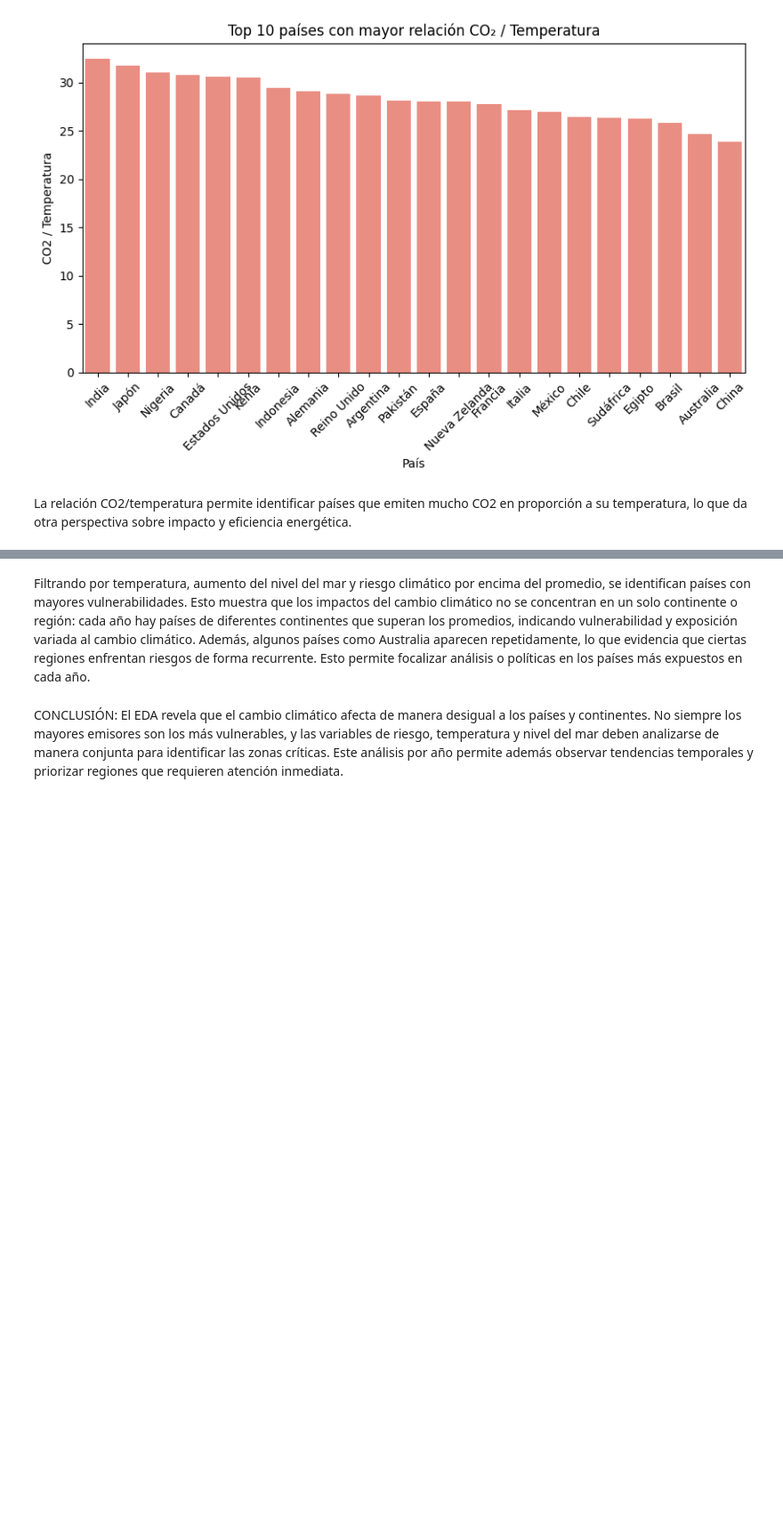
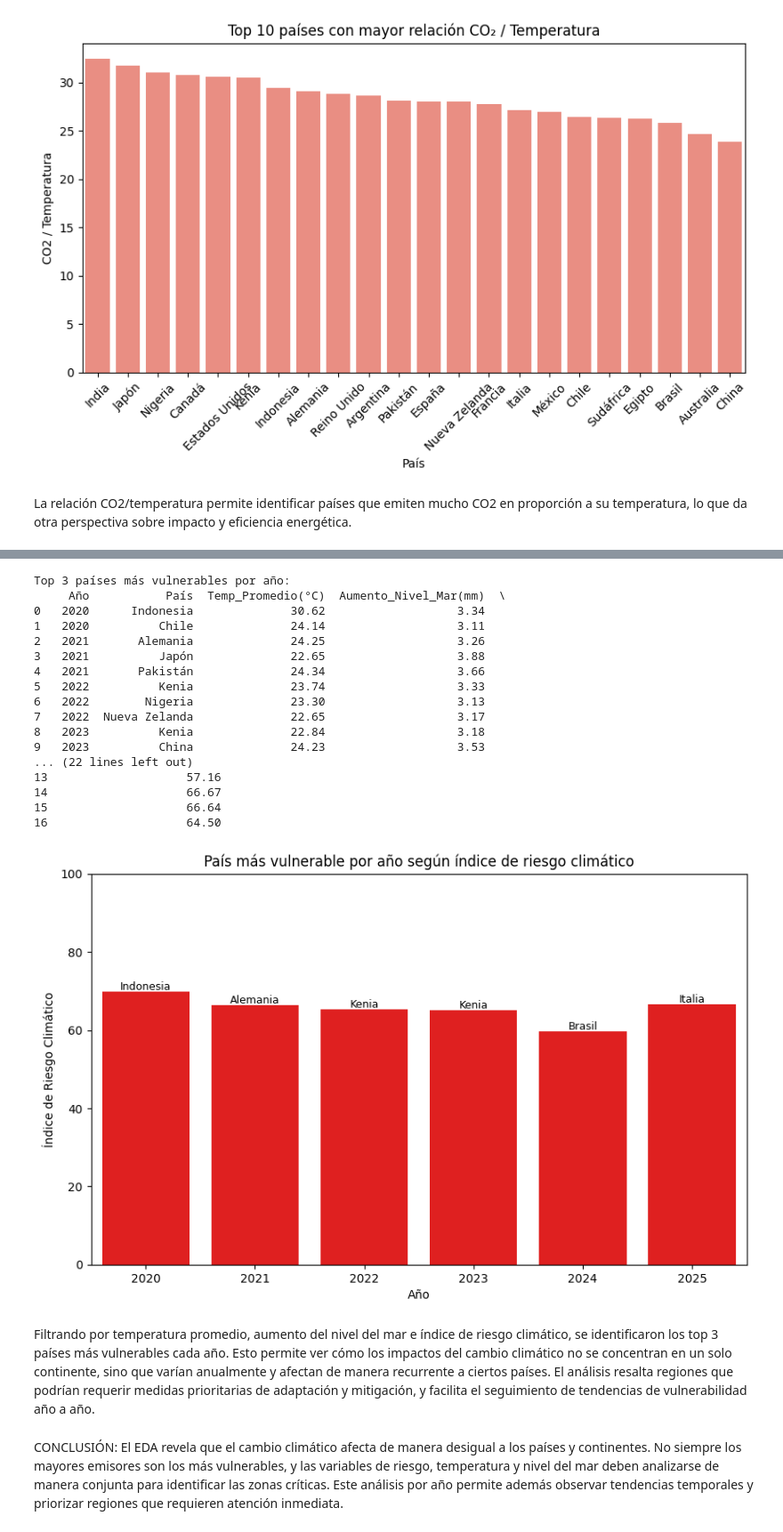
Before and after one commit to MaroSand/analisis_climatico_2025, a Jupyter notebook: analisis_climatico.ipynb, the cells around one changed output, grey strips where cells are left out. Shown at 89% size. Saved outputs shown, nothing was run; the diff lists cells and outputs as text; code cells hidden in the pictures; blank space fills up the shorter version.

```diff
--- a/analisis_climatico.ipynb
+++ b/analisis_climatico.ipynb
@@ -538,6 +500,71 @@ display(top_por_año[['Año', 'País', 'Temp_Promedio(°C)', 'Aumento_Nivel_Mar(
-# %% [markdown]
-Filtrando por temperatura, aumento del nivel del mar y riesgo climático por encima del promedio, se identifican países con mayores vulnerabilidades. Esto muestra que los impactos del cambio climático no se concentran en un solo continente o región: cada año hay países de diferentes continentes que superan los promedios, indicando vulnerabilidad y exposición variada al cambio climático. Además, algunos países como Australia aparecen repetidamente, lo que evidencia que ciertas regiones enfrentan riesgos de forma recurrente.
-Esto permite focalizar análisis o políticas en los países más expuestos en cada año.
+# %%
+# Agrupar por Año y País
+df_agregado = df.groupby(['Año', 'País'])[
+    ['Temp_Promedio(°C)', 'Aumento_Nivel_Mar(mm)', 'Índice_Riesgo_Climático']
+].mean().reset_index()
+
+# Lista para acumular países vulnerables
+paises_vulnerables = []
+
+# Iterar año por año para evitar DeprecationWarning
+for año, grupo in df_agregado.groupby('Año'):
+    umbral_temp = grupo['Temp_Promedio(°C)'].mean()
+    umbral_mar = grupo['Aumento_Nivel_Mar(mm)'].mean()
+    umbral_riesgo = grupo['Índice_Riesgo_Climático'].mean()
+
+    filtro = grupo[
+        (grupo['Temp_Promedio(°C)'] > umbral_temp) &
+        (grupo['Aumento_Nivel_Mar(mm)'] > umbral_mar) &
+        (grupo['Índice_Riesgo_Climático'] > umbral_riesgo)
+    ].sort_values('Índice_Riesgo_Climático', ascending=False).head(3)
+
+    paises_vulnerables.append(filtro)
+
+# Unir todos los años
+paises_vulnerables = pd.concat(paises_vulnerables).reset_index(drop=True).round(2)
+
+# Mostrar tabla de top 3 países por año
+print("Top 3 países más vulnerables por año:")
+print(paises_vulnerables)
+
+# Seleccionar solo el país más vulnerable de cada año para el gráfico
+pais_mas_vulnerable = paises_vulnerables.loc[
+    paises_vulnerables.groupby('Año')['Índice_Riesgo_Climático'].idxmax()].sort_values('Año').reset_index(drop=True).round(2)
+
+# Gráfico
+plt.figure(figsize=(10,6))
+sns.barplot(data=pais_mas_vulnerable, x='Año', y='Índice_Riesgo_Climático', color='red')
+
+# Etiquetas con nombres de país
+for i, row in pais_mas_vulnerable.iterrows():
+    plt.text(i, row['Índice_Riesgo_Climático'] + 0.5, row['País'], ha='center', fontsize=9, color='black')
+
+plt.title("País más vulnerable por año según índice de riesgo climático")
+plt.ylabel("Índice de Riesgo Climático")
+plt.xlabel("Año")
+plt.ylim(0, 100)
+plt.show()
+# %% [output]
+Top 3 países más vulnerables por año:
+     Año           País  Temp_Promedio(°C)  Aumento_Nivel_Mar(mm)  \
+0   2020      Indonesia              30.62                   3.34
+1   2020          Chile              24.14                   3.11
+2   2021       Alemania              24.25                   3.26
+3   2021          Japón              22.65                   3.88
+4   2021       Pakistán              24.34                   3.66
+5   2022          Kenia              23.74                   3.33
+6   2022        Nigeria              23.30                   3.13
+7   2022  Nueva Zelanda              22.65                   3.17
+8   2023          Kenia              22.84                   3.18
+9   2023          China              24.23                   3.53
+... (22 lines left out)
+13                    57.16
+14                    66.67
+15                    66.64
+16                    64.50
+[figure, added]
+# %% [markdown]
+Filtrando por temperatura promedio, aumento del nivel del mar e índice de riesgo climático, se identificaron los top 3 países más vulnerables cada año. Esto permite ver cómo los impactos del cambio climático no se concentran en un solo continente, sino que varían anualmente y afectan de manera recurrente a ciertos países. El análisis resalta regiones que podrían requerir medidas prioritarias de adaptación y mitigación, y facilita el seguimiento de tendencias de vulnerabilidad año a año.
 # %% [markdown]
 CONCLUSIÓN:
 El EDA revela que el cambio climático afecta de manera desigual a los países y continentes. No siempre los mayores emisores son los más vulnerables, y las variables de riesgo, temperatura y nivel del mar deben analizarse de manera conjunta para identificar las zonas críticas. Este análisis por año permite además observar tendencias temporales y priorizar regiones que requieren atención inmediata.
```
Also changed, not shown: parts of 4 cells of this notebook.
